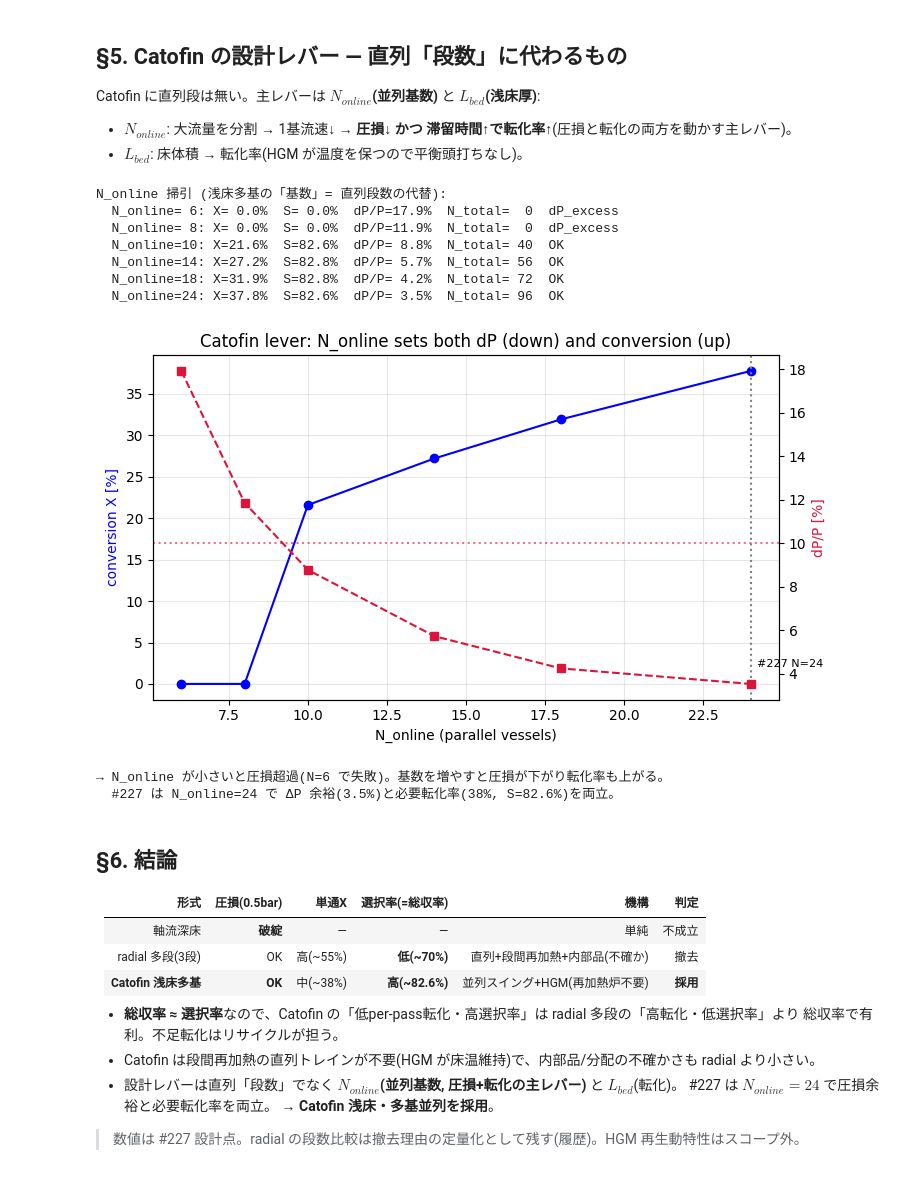
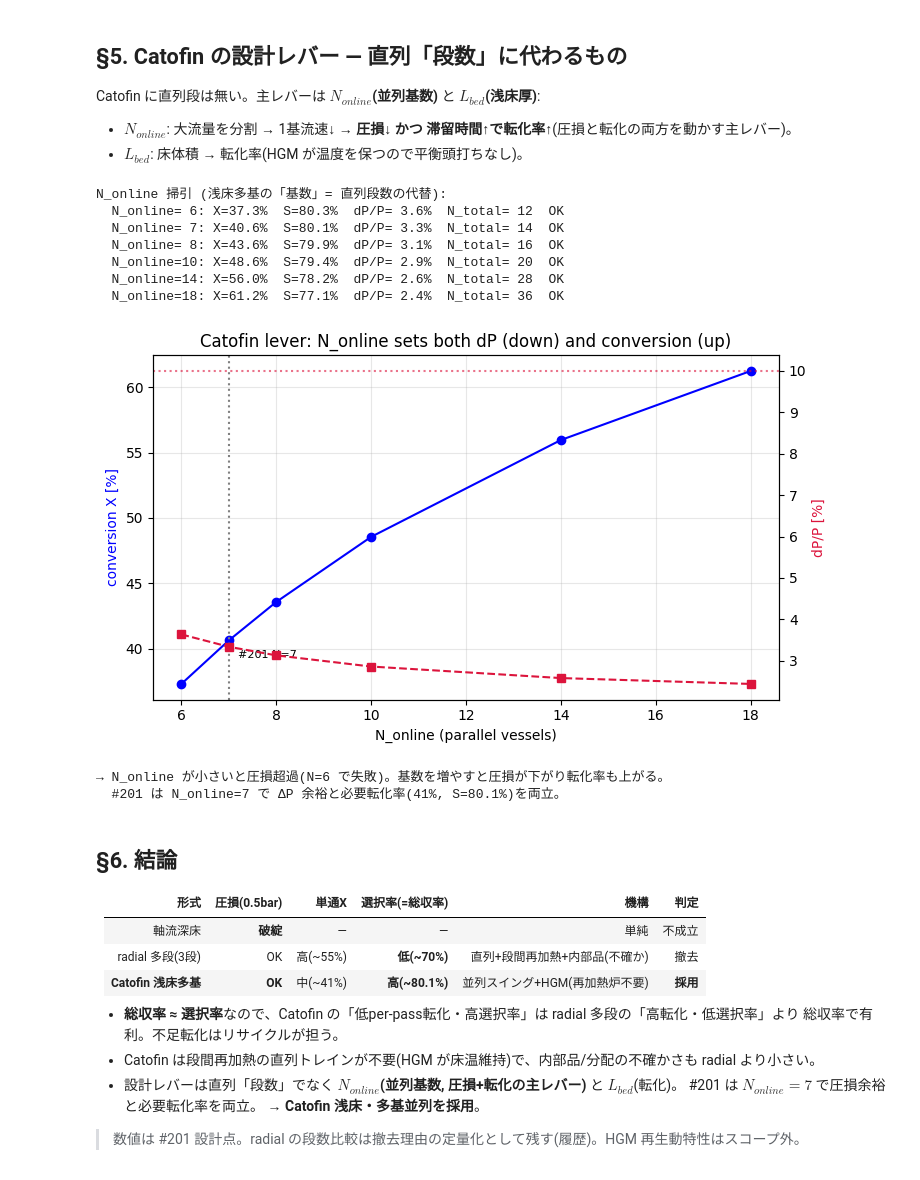
Before and after one commit to englander1996-boop/pdh_simulator, a Jupyter notebook: monitor/stage_comparison.ipynb, the cells around one changed output. Drawn from its saved outputs; the diff is of its cells as text; code cells hidden in the pictures.

```diff
--- a/monitor/stage_comparison.ipynb
+++ b/monitor/stage_comparison.ipynb
@@ -26,13 +26,13 @@ from units.reactors.swing import (DesignVars as AxialDesign, FeedStream, FixedPa
 from units.reactors.radial_flow import RadialDesignVars, simulate_radial_multibed_reactor_system
 from units.reactors.catofin import CatofinDesignVars, simulate_catofin_reactor_system
 
-# BO best #227 (catofin) の反応器入口: C3H8 70% + C3H6 リサイクル 30% (H2/C2 は除去済)
-FEED = FeedStream(F_in={'A': 3811.6, 'B': 1635.7, 'C': 0., 'D': 0., 'E': 0., 'F': 0.},
-                  T_feed=305.03, P_in=50000.)
+# BO best #201 (catofin) の反応器入口: C3H8 63% + C3H6 リサイクル 37% (H2/C2 は除去済)
+FEED = FeedStream(F_in={'A': 3612.5, 'B': 2128.8, 'C': 0., 'D': 0., 'E': 0., 'F': 0.},
+                  T_feed=307.0, P_in=50000.)
 def metrics(r):
     e, p = r.equipment, r.performance
     return dict(X=p.Conversion, S=p.Selectivity, dP=min(e.dP_over_P_actual*100, 999),
                 Ntot=e.N_reactors_total, cat=e.Catalyst_Weight_Total/1000,
                 pen=e.penalty_reason or 'OK')
-print('reactor inlet:', sum(FEED.F_in.values()), 'kmol/h  (C3H6 分率 30%)  P=0.5bar')
+print('reactor inlet:', sum(FEED.F_in.values()), 'kmol/h  (C3H6 分率 37%)  P=0.5bar')
 # %% [output]
@@ -45,7 +45,7 @@ Ergun 圧損が入口圧の数十%〜全損に達し**成立しない**(詳細
 # %%
 with warnings.catch_warnings():
     warnings.simplefilter('ignore')
-    r_ax = simulate_swing_reactor_system(AxialDesign(T_in=931.13, z_cat=20., t_cyc=14., D=10.),
+    r_ax = simulate_swing_reactor_system(AxialDesign(T_in=935.15, z_cat=20., t_cyc=14., D=10.),
                                          FEED, FixedParams(d_p_m=0.003))
 m = metrics(r_ax)
 print(f'軸流深床 z=20m d_p=3mm: dP/P={m["dP"]:.0f}%  penalty={m["pen"]}  → 成立しない')
@@ -68,20 +68,20 @@ with warnings.catch_warnings():
             FEED, FixedParams(), n_beds=nbed)
         m = metrics(r); rows.append(dict(form=f'radial {nbed}段', **m))
     rc = simulate_catofin_reactor_system(
-        CatofinDesignVars(T_in=931.13, t_cyc=13.99, D=6.771, L_bed=0.956, N_online=24, d_p=0.003156), FEED)
-    rows.append(dict(form='Catofin #227', **metrics(rc)))
+        CatofinDesignVars(T_in=935.15, t_cyc=14.005, D=10.763, L_bed=1.577, N_online=7, d_p=0.005843), FEED)
+    rows.append(dict(form='Catofin #201', **metrics(rc)))
 df = pd.DataFrame(rows)
 print(df[['form','X','S','dP','Ntot','cat','pen']].round(1).to_string(index=False))
 print()
-print('観察: radial は段数↑で X↑ だが S↓ (高転化→クラッキング)。Catofin は X=38% で S=82.6% と高い。')
+print('観察: radial は段数↑で X↑ だが S↓ (高転化→クラッキング)。Catofin は X=41% で S=80.1% と高い。')
 
 fig, ax = plt.subplots(1, 2, figsize=(13, 4.6))
 rad = df[df.form.str.startswith('radial')]
 ax[0].plot(rad.X, rad.S, 'o-', color='C0', label='radial 多段 (1->4)')
 for _, rw in rad.iterrows():
     ax[0].annotate(rw.form.replace('radial ',''), (rw.X, rw.S), fontsize=8, xytext=(3,3), textcoords='offset points')
-cat = df[df.form=='Catofin #227'].iloc[0]
-ax[0].plot(cat.X, cat.S, 'r*', ms=18, label='Catofin #227')
+cat = df[df.form=='Catofin #201'].iloc[0]
+ax[0].plot(cat.X, cat.S, 'r*', ms=18, label='Catofin #201')
 ax[0].set_xlabel('single-pass conversion X [%]'); ax[0].set_ylabel('selectivity S = overall yield [%]')
 ax[0].set_title('Catofin keeps higher S (=yield) at moderate X'); ax[0].legend(fontsize=9); ax[0].grid(alpha=0.3)
 
@@ -126,39 +126,39 @@ Catofin に直列段は無い。主レバーは **$N_{online}$(並列基数)**
 - $L_{bed}$: 床体積 → 転化率(HGM が温度を保つので平衡頭打ちなし)。
 # %%
 def run_cat(**kw):
-    d = dict(T_in=931.13, t_cyc=13.99, D=6.771, L_bed=0.956, N_online=24, d_p=0.003156); d.update(kw)
+    d = dict(T_in=935.15, t_cyc=14.005, D=10.763, L_bed=1.577, N_online=7, d_p=0.005843); d.update(kw)
     with warnings.catch_warnings():
         warnings.simplefilter('ignore')
         return metrics(simulate_catofin_reactor_system(CatofinDesignVars(**d), FEED))
 
 print('N_online 掃引 (浅床多基の「基数」= 直列段数の代替):')
-Ns = [6, 8, 10, 14, 18, 24]; Xn, dPn = [], []
+Ns = [6, 7, 8, 10, 14, 18]; Xn, dPn = [], []
 for n in Ns:
     m = run_cat(N_online=n); Xn.append(m['X']); dPn.append(m['dP'])
     print(f'  N_online={n:>2}: X={m["X"]:4.1f}%  S={m["S"]:4.1f}%  dP/P={m["dP"]:4.1f}%  N_total={m["Ntot"]:>3}  {m["pen"]}')
 
 fig, ax = plt.subplots(figsize=(7.5, 4.4))
 ax.plot(Ns, Xn, 'o-', color='blue', label='conversion X [%]')
 ax2 = ax.twinx(); ax2.plot(Ns, dPn, 's--', color='crimson', label='dP/P [%]')
-ax2.axhline(10, ls=':', color='crimson', alpha=0.6); ax.axvline(24, ls=':', color='gray')
-ax.text(24.2, min(Xn)+2, '#227 N=24', fontsize=8)
+ax2.axhline(10, ls=':', color='crimson', alpha=0.6); ax.axvline(7, ls=':', color='gray')
+ax.text(7.2, min(Xn)+2, '#201 N=7', fontsize=8)
 ax.set_xlabel('N_online (parallel vessels)'); ax.set_ylabel('conversion X [%]', color='blue')
 ax2.set_ylabel('dP/P [%]', color='crimson')
 ax.set_title('Catofin lever: N_online sets both dP (down) and conversion (up)')
 ax.grid(alpha=0.3); plt.tight_layout(); plt.show()
 print('\n→ N_online が小さいと圧損超過(N=6 で失敗)。基数を増やすと圧損が下がり転化率も上がる。')
-print('  #227 は N_online=24 で ΔP 余裕(3.5%)と必要転化率(38%, S=82.6%)を両立。')
+print('  #201 は N_online=7 で ΔP 余裕と必要転化率(41%, S=80.1%)を両立。')
 # %% [output]
 N_online 掃引 (浅床多基の「基数」= 直列段数の代替):
-  N_online= 6: X= 0.0%  S= 0.0%  dP/P=17.9%  N_total=  0  dP_excess
-  N_online= 8: X= 0.0%  S= 0.0%  dP/P=11.9%  N_total=  0  dP_excess
-  N_online=10: X=21.6%  S=82.6%  dP/P= 8.8%  N_total= 40  OK
-  N_online=14: X=27.2%  S=82.8%  dP/P= 5.7%  N_total= 56  OK
-  N_online=18: X=31.9%  S=82.8%  dP/P= 4.2%  N_total= 72  OK
-  N_online=24: X=37.8%  S=82.6%  dP/P= 3.5%  N_total= 96  OK
+  N_online= 6: X=37.3%  S=80.3%  dP/P= 3.6%  N_total= 12  OK
+  N_online= 7: X=40.6%  S=80.1%  dP/P= 3.3%  N_total= 14  OK
+  N_online= 8: X=43.6%  S=79.9%  dP/P= 3.1%  N_total= 16  OK
+  N_online=10: X=48.6%  S=79.4%  dP/P= 2.9%  N_total= 20  OK
+  N_online=14: X=56.0%  S=78.2%  dP/P= 2.6%  N_total= 28  OK
+  N_online=18: X=61.2%  S=77.1%  dP/P= 2.4%  N_total= 36  OK
-[figure, old version]
+[figure, new version]
 → N_online が小さいと圧損超過(N=6 で失敗)。基数を増やすと圧損が下がり転化率も上がる。
-  #227 は N_online=24 で ΔP 余裕(3.5%)と必要転化率(38%, S=82.6%)を両立。
+  #201 は N_online=7 で ΔP 余裕と必要転化率(41%, S=80.1%)を両立。
 # %% [markdown]
 ## §6. 結論
 
@@ -166,12 +166,12 @@ N_online 掃引 (浅床多基の「基数」= 直列段数の代替):
 |---|---|---|---|---|---|
 | 軸流深床 | **破綻** | — | — | 単純 | 不成立 |
 | radial 多段(3段) | OK | 高(~55%) | **低(~70%)** | 直列+段間再加熱+内部品(不確か) | 撤去 |
-| **Catofin 浅床多基** | **OK** | 中(~38%) | **高(~82.6%)** | 並列スイング+HGM(再加熱炉不要) | **採用** |
+| **Catofin 浅床多基** | **OK** | 中(~41%) | **高(~80.1%)** | 並列スイング+HGM(再加熱炉不要) | **採用** |
 
 - **総収率 ≈ 選択率**なので、Catofin の「低per-pass転化・高選択率」は radial 多段の「高転化・低選択率」より
   総収率で有利。不足転化はリサイクルが担う。
 - Catofin は段間再加熱の直列トレインが不要(HGM が床温維持)で、内部品/分配の不確かさも radial より小さい。
 - 設計レバーは直列「段数」でなく **$N_{online}$(並列基数, 圧損+転化の主レバー)** と $L_{bed}$(転化)。
-  #227 は $N_{online}=24$ で圧損余裕と必要転化率を両立。 **→ Catofin 浅床・多基並列を採用**。
+  #201 は $N_{online}=7$ で圧損余裕と必要転化率を両立。 **→ Catofin 浅床・多基並列を採用**。
 
-> 数値は #227 設計点。radial の段数比較は撤去理由の定量化として残す(履歴)。HGM 再生動特性はスコープ外。
+> 数値は #201 設計点。radial の段数比較は撤去理由の定量化として残す(履歴)。HGM 再生動特性はスコープ外。
```
Also changed, not shown: parts of 4 cells of this notebook, 30 other files.
